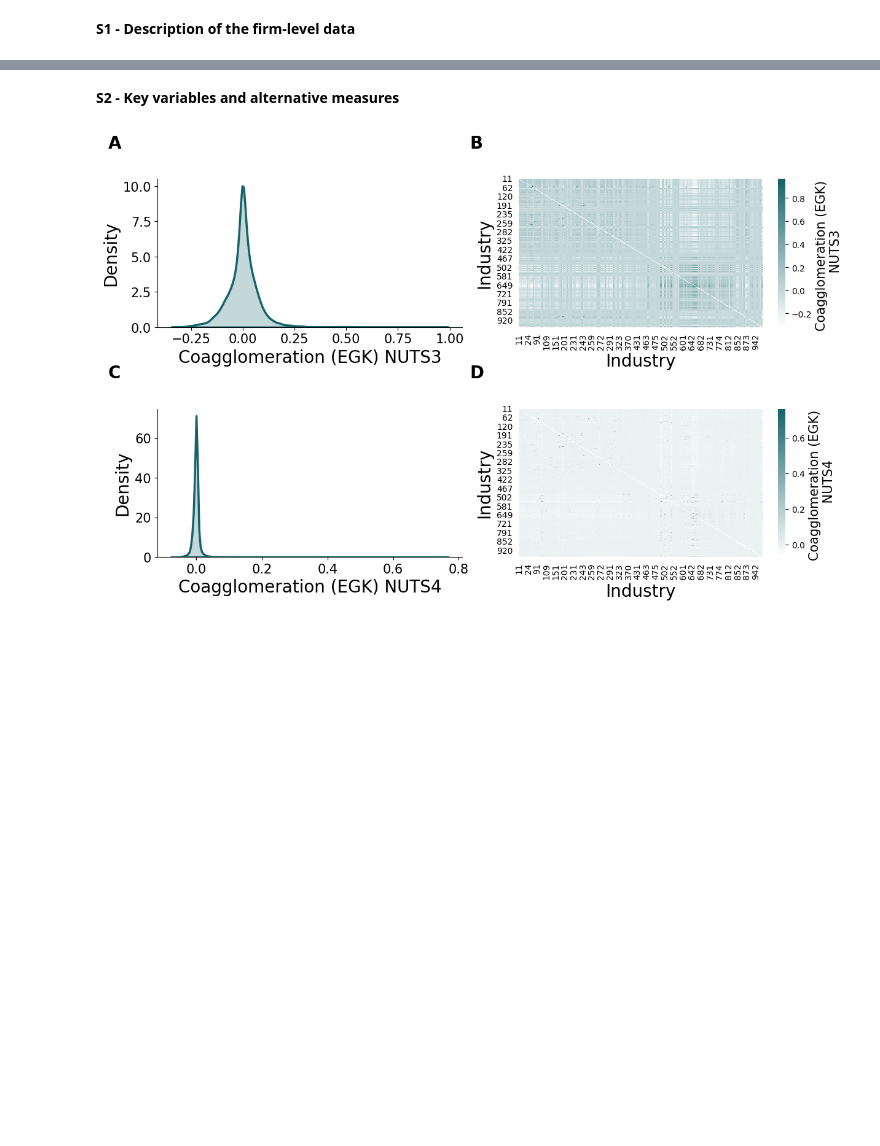
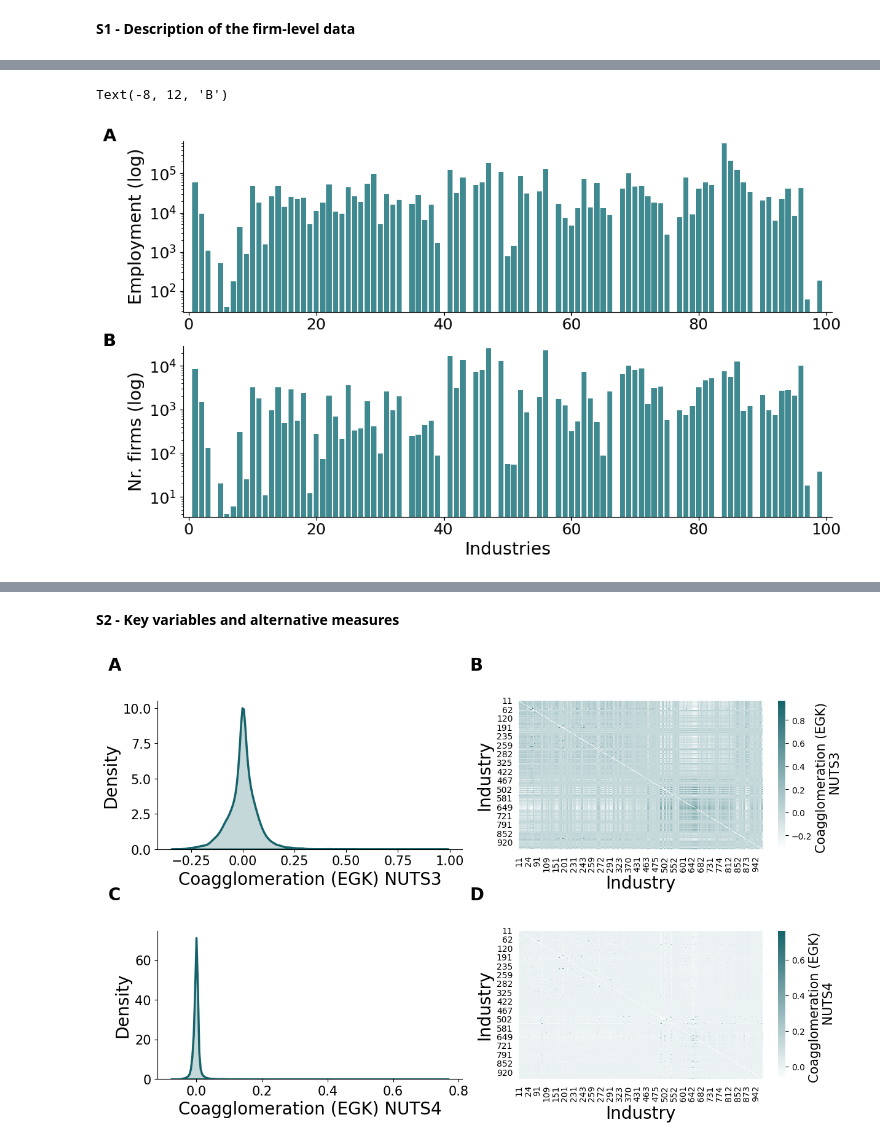
Before and after one commit to sandorjuhasz/coagglomeration, a Jupyter notebook: code/02_supplementary_figures.ipynb, the cells around one changed output, grey strips where cells are left out. Cells and saved outputs as stored; diff of their text form; code cells hidden in the pictures; blank space fills up the shorter version.

```diff
--- a/code/02_supplementary_figures.ipynb
+++ b/code/02_supplementary_figures.ipynb
@@ -226,0 +212,44 @@ Text(-8, 12, 'D')
+# %%
+# distribution of firms / employment across industries
+ind_df = pd.read_csv(f"../data/oc17_2024_febr2/industries_descriptive_final_sample_nace3d_2017.csv", sep=";")
+# %%
+# agg for visualization
+ind_df["nace2d"] = ind_df["nace3d"] // 10
+ind_df2 = ind_df.groupby(["nace2d"]).agg(
+    total_emp = pd.NamedAgg("total_emp", "sum"),
+    total_firms = pd.NamedAgg("total_firms", "sum")
+).reset_index()
+# %%
+fig, ax = plt.subplots(2,1, figsize=(12,7))
+fontsize=18
+
+# employment
+ax[0].bar(ind_df["nace2d"], ind_df["total_emp"], color="#3F8990")
+ax[0].semilogy()
+ax[0].set_ylabel("Employment (log)", size=fontsize)
+ax[0].tick_params("x", labelsize=(fontsize-2))
+ax[0].tick_params("y", labelsize=(fontsize-2))
+ax[0].spines['top'].set_visible(False)
+ax[0].spines['right'].set_visible(False)
+ax[0].margins(0.015, tight=True)
+
+
+# firms
+ax[1].bar(ind_df["nace2d"], ind_df["total_firms"], color="#3F8990")
+ax[1].semilogy()
+ax[1].set_xlabel("Industries", size=fontsize)
+ax[1].set_ylabel("Nr. firms (log)", size=fontsize)
+ax[1].tick_params("x", labelsize=(fontsize-2))
+ax[1].tick_params("y", labelsize=(fontsize-2))
+ax[1].spines['top'].set_visible(False)
+ax[1].spines['right'].set_visible(False)
+ax[1].margins(0.015, tight=True)
+
+# subplot title
+ax[0].annotate("A", xy=(-0.115,0.95), xycoords='axes fraction', xytext=(-8,12), textcoords='offset pixels', weight='bold', size=fontsize)
+ax[0].annotate("B", xy=(-0.115,-0.25), xycoords='axes fraction', xytext=(-8,12), textcoords='offset pixels', weight='bold', size=fontsize)
+
+# plt.savefig(f"../figures/si_industries_emp_firms.png", dpi=300, bbox_inches='tight', facecolor="white")
+# %% [output]
+Text(-8, 12, 'B')
+[figure, added]
```
Also changed, not shown: parts of 12 cells of this notebook.
